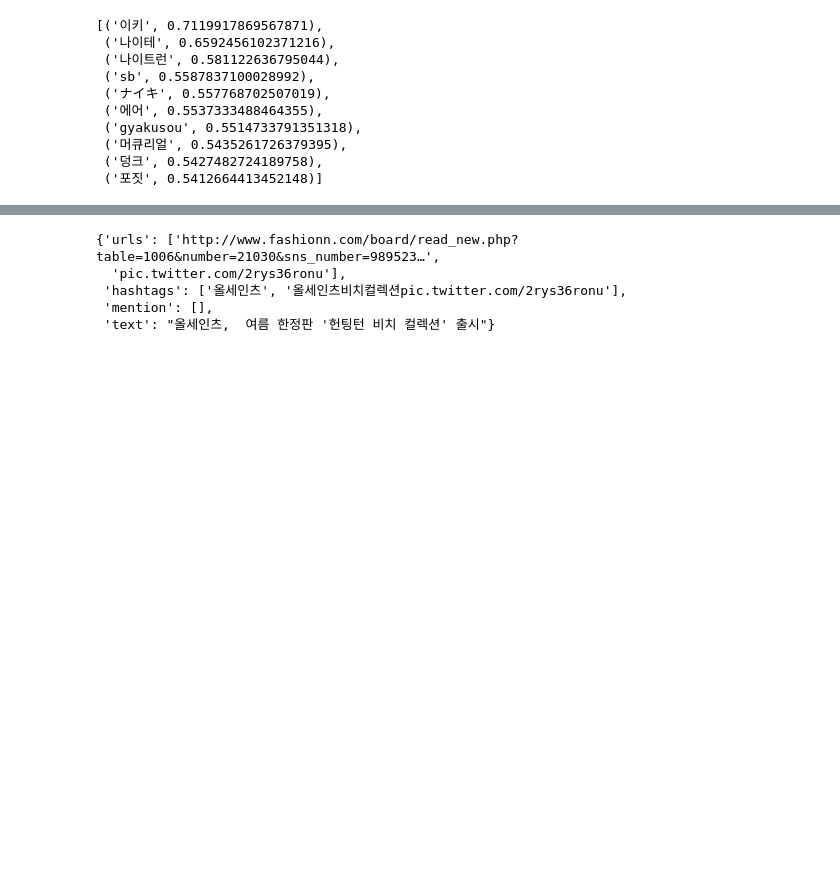
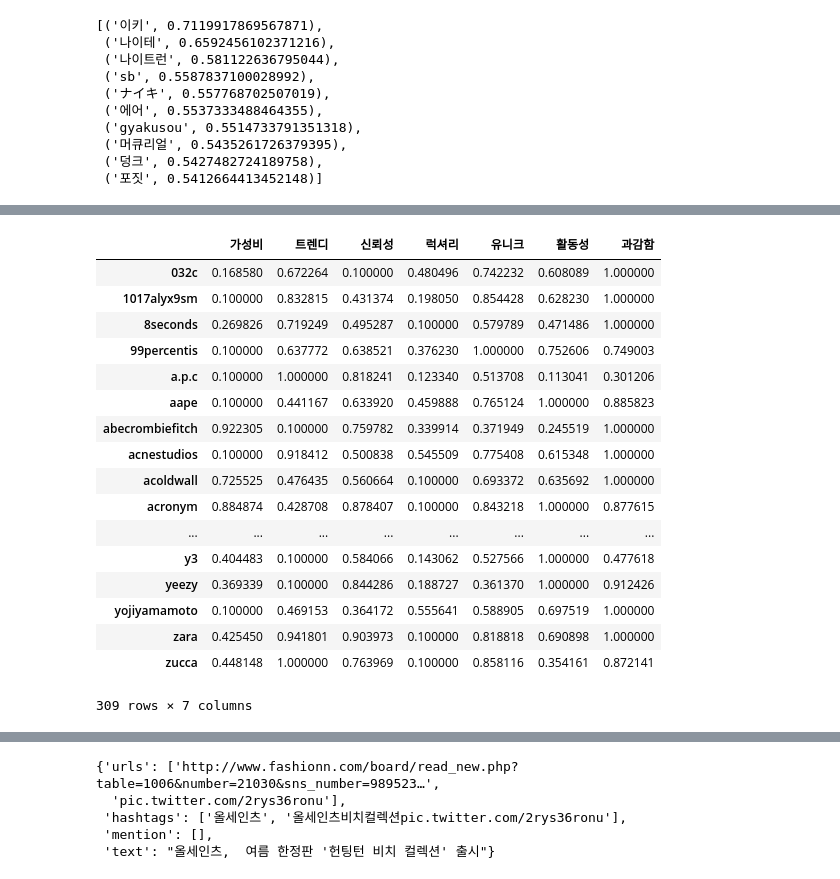
Before and after one commit to gem763/texcrapy, a Jupyter notebook: textmining.ipynb, the cells around one changed output, grey strips where cells are left out. Cells and saved outputs as stored; diff of their text form; code cells hidden in the pictures; blank space fills up the shorter version.

```diff
--- a/textmining.ipynb
+++ b/textmining.ipynb
@@ -145,0 +242,21 @@ l = ijson.items(f, 'crocs.item')
+# %%
+df2.T
+# %% [output]
+|  | 가성비 | 트렌디 | 신뢰성 | 럭셔리 | 유니크 | 활동성 | 과감함 |
+| 032c | 0.168580 | 0.672264 | 0.100000 | 0.480496 | 0.742232 | 0.608089 | 1.000000 |
+| 1017alyx9sm | 0.100000 | 0.832815 | 0.431374 | 0.198050 | 0.854428 | 0.628230 | 1.000000 |
+| 8seconds | 0.269826 | 0.719249 | 0.495287 | 0.100000 | 0.579789 | 0.471486 | 1.000000 |
+| 99percentis | 0.100000 | 0.637772 | 0.638521 | 0.376230 | 1.000000 | 0.752606 | 0.749003 |
+| a.p.c | 0.100000 | 1.000000 | 0.818241 | 0.123340 | 0.513708 | 0.113041 | 0.301206 |
+| aape | 0.100000 | 0.441167 | 0.633920 | 0.459888 | 0.765124 | 1.000000 | 0.885823 |
+| abecrombiefitch | 0.922305 | 0.100000 | 0.759782 | 0.339914 | 0.371949 | 0.245519 | 1.000000 |
+| acnestudios | 0.100000 | 0.918412 | 0.500838 | 0.545509 | 0.775408 | 0.615348 | 1.000000 |
+| acoldwall | 0.725525 | 0.476435 | 0.560664 | 0.100000 | 0.693372 | 0.635692 | 1.000000 |
+| acronym | 0.884874 | 0.428708 | 0.878407 | 0.100000 | 0.843218 | 1.000000 | 0.877615 |
+| ... | ... | ... | ... | ... | ... | ... | ... |
+| y3 | 0.404483 | 0.100000 | 0.584066 | 0.143062 | 0.527566 | 1.000000 | 0.477618 |
+| yeezy | 0.369339 | 0.100000 | 0.844286 | 0.188727 | 0.361370 | 1.000000 | 0.912426 |
+| yojiyamamoto | 0.100000 | 0.469153 | 0.364172 | 0.555641 | 0.588905 | 0.697519 | 1.000000 |
+| zara | 0.425450 | 0.941801 | 0.903973 | 0.100000 | 0.818818 | 0.690898 | 1.000000 |
+| zucca | 0.448148 | 1.000000 | 0.763969 | 0.100000 | 0.858116 | 0.354161 | 0.872141 |
+309 rows × 7 columns
```
Also changed, not shown: parts of 26 cells of this notebook, 2 other files.
